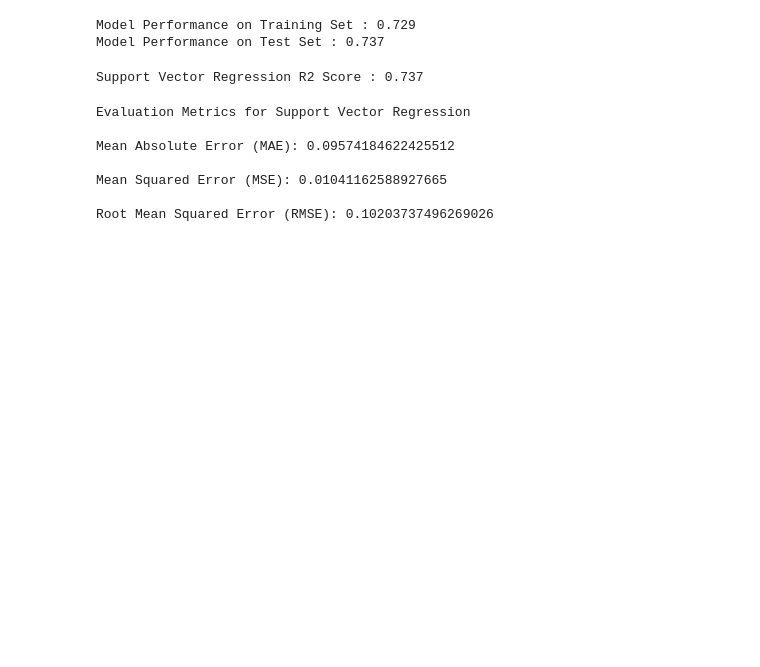
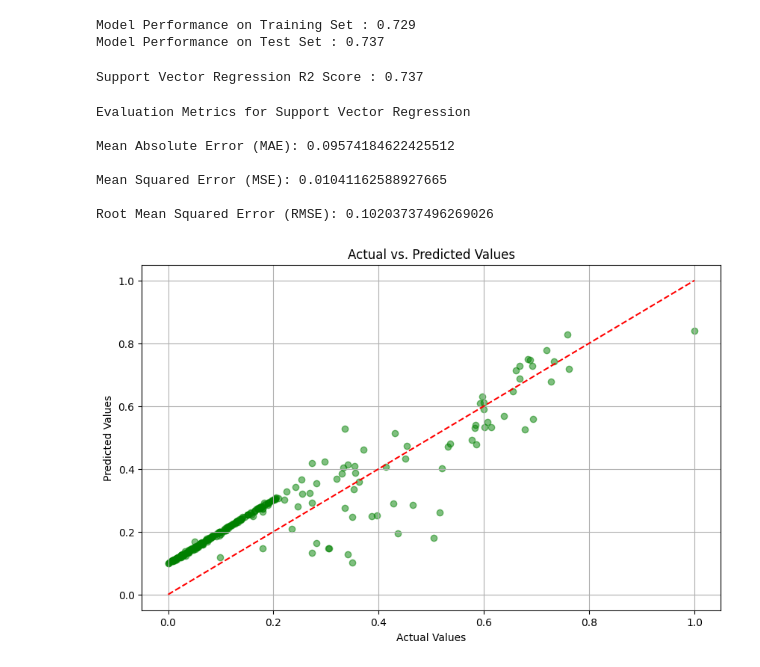
Before and after one commit to sharmaa-aman/Health-Insurance-Price-Prediction, a Jupyter notebook: Health Insurance Price Prediction.ipynb, the cells around one changed output. Cells and saved outputs as stored; diff of their text form; code cells hidden in the pictures; blank space fills up the shorter version.

Commit message:
Plot For Support Vector Regression

```diff
--- a/Health Insurance Price Prediction.ipynb
+++ b/Health Insurance Price Prediction.ipynb
@@ -597,3 +597,15 @@ Mean Absolute Error (MAE): 0.09574184622425512
 Mean Squared Error (MSE): 0.01041162588927665
 
 Root Mean Squared Error (RMSE): 0.10203737496269026
+# %%
+plt.figure(figsize=(10, 6))
+plt.scatter(y_test_scaled, y_pred_SVR_test, color='green', alpha=0.5)
+plt.plot([min(y_test_scaled), max(y_test_scaled)], [min(y_test_scaled), max(y_test_scaled)], '--', color='red')
+plt.title('Actual vs. Predicted Values')
+plt.xlabel('Actual Values')
+plt.ylabel('Predicted Values')
+plt.grid(True)
+plt.savefig('./Images/SupportVectorRegression')
+plt.show()
+# %% [output]
+[figure, added]
```
Also changed, not shown: 1 other file.
